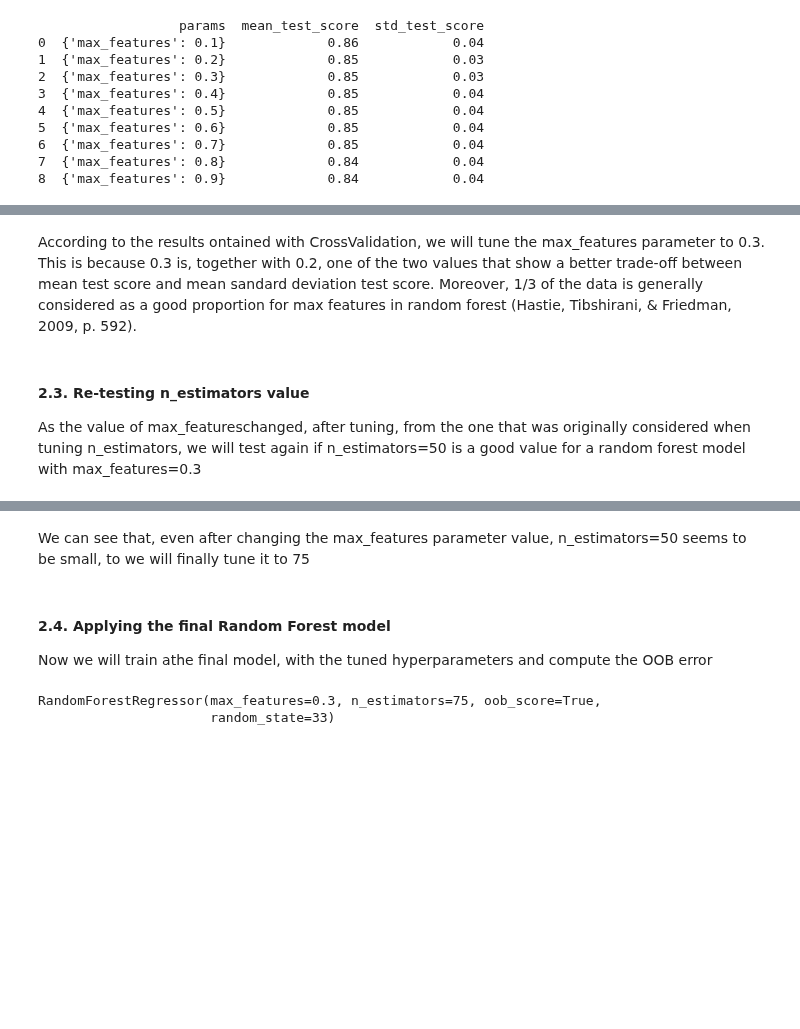
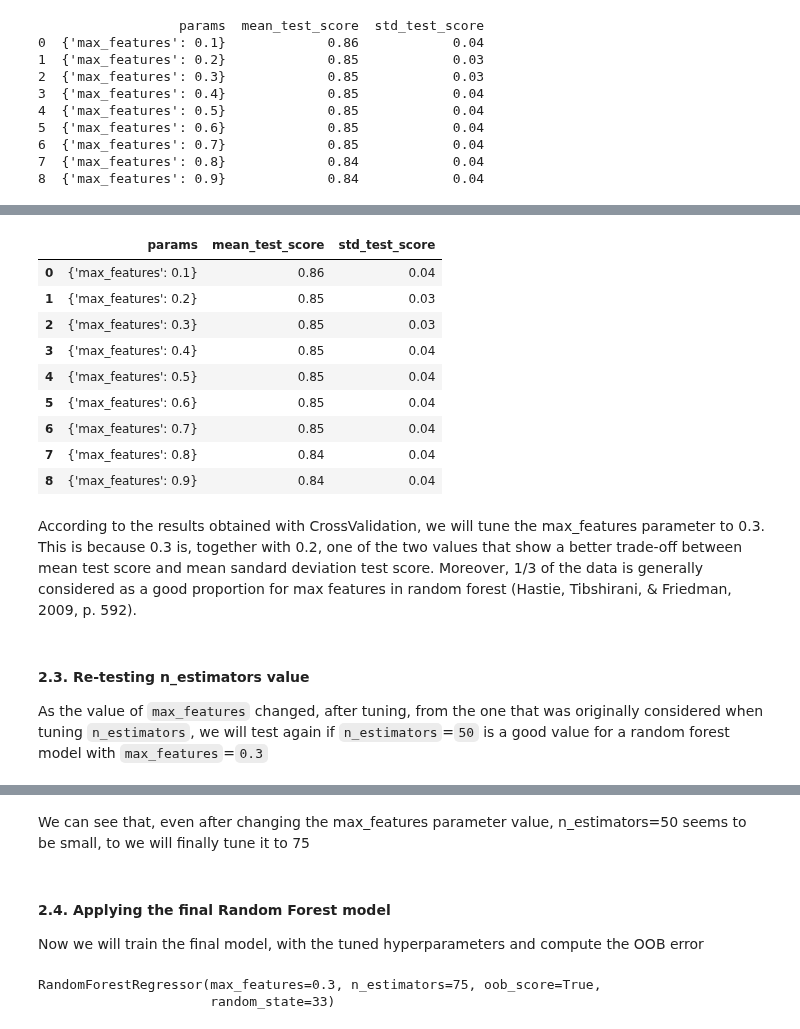
Before and after one commit to rajesvariparasa/ml-processing-pipeline-for-predicting-houseprices, a Jupyter notebook: Milestone-3-RandomForests.ipynb, the cells around one changed output, grey strips where cells are left out. Saved outputs shown, nothing was run; the diff lists cells and outputs as text; code cells hidden in the pictures; blank space fills up the shorter version.

```diff
--- a/Milestone-3-RandomForests.ipynb
+++ b/Milestone-3-RandomForests.ipynb
@@ -147,8 +165,24 @@ print(round(results_cv, 2))
+# %%
+results_cv = pd.DataFrame(gridsearch_cv1.cv_results_)[["params","mean_test_score","std_test_score"]]
+# round off to 2 decimal places
+results_cv = results_cv.round(2)
+results_cv
+# %% [output]
+|  | params | mean_test_score | std_test_score |
+| 0 | {'max_features': 0.1} | 0.86 | 0.04 |
+| 1 | {'max_features': 0.2} | 0.85 | 0.03 |
+| 2 | {'max_features': 0.3} | 0.85 | 0.03 |
+| 3 | {'max_features': 0.4} | 0.85 | 0.04 |
+| 4 | {'max_features': 0.5} | 0.85 | 0.04 |
+| 5 | {'max_features': 0.6} | 0.85 | 0.04 |
+| 6 | {'max_features': 0.7} | 0.85 | 0.04 |
+| 7 | {'max_features': 0.8} | 0.84 | 0.04 |
+| 8 | {'max_features': 0.9} | 0.84 | 0.04 |
 # %% [markdown]
-According to the results ontained with CrossValidation, we will tune the max_features parameter to 0.3. This is because 0.3 is, together with 0.2, one of the two values that show a better trade-off between mean test score and mean sandard deviation test score. Moreover, 1/3 of the data is generally considered as a good proportion for max features in random forest (Hastie, Tibshirani, & Friedman, 2009, p. 592).
+According to the results obtained with CrossValidation, we will tune the max_features parameter to 0.3. This is because 0.3 is, together with 0.2, one of the two values that show a better trade-off between mean test score and mean sandard deviation test score. Moreover, 1/3 of the data is generally considered as a good proportion for max features in random forest (Hastie, Tibshirani, & Friedman, 2009, p. 592).
 # %% [markdown]
 #### 2.3. Re-testing n_estimators value
-As the value of max_featureschanged, after tuning, from the one that was originally considered when tuning n_estimators, we will test again if n_estimators=50 is a good value for a random forest model with max_features=0.3
+As the value of `max_features` changed, after tuning, from the one that was originally considered when tuning `n_estimators`, we will test again if `n_estimators`=`50` is a good value for a random forest model with `max_features`=`0.3`
 # %%
 # Create an empty list for OBB error and i values iteration
 error_rate = []
@@ -183,6 +215,6 @@ plt.show()
 We can see that, even after changing the max_features parameter value, n_estimators=50 seems to be small, to we will finally tune it to 75
 # %% [markdown]
 #### 2.4. Applying the final Random Forest model
-Now we will train athe final model, with the tuned hyperparameters and compute the OOB error
+Now we will train the final model, with the tuned hyperparameters and compute the OOB error
 # %%
 rf1 = RandomForestRegressor(n_estimators = 75, max_features= 0.3, oob_score=True, random_state=33)
```
Also changed, not shown: parts of 28 cells of this notebook.
